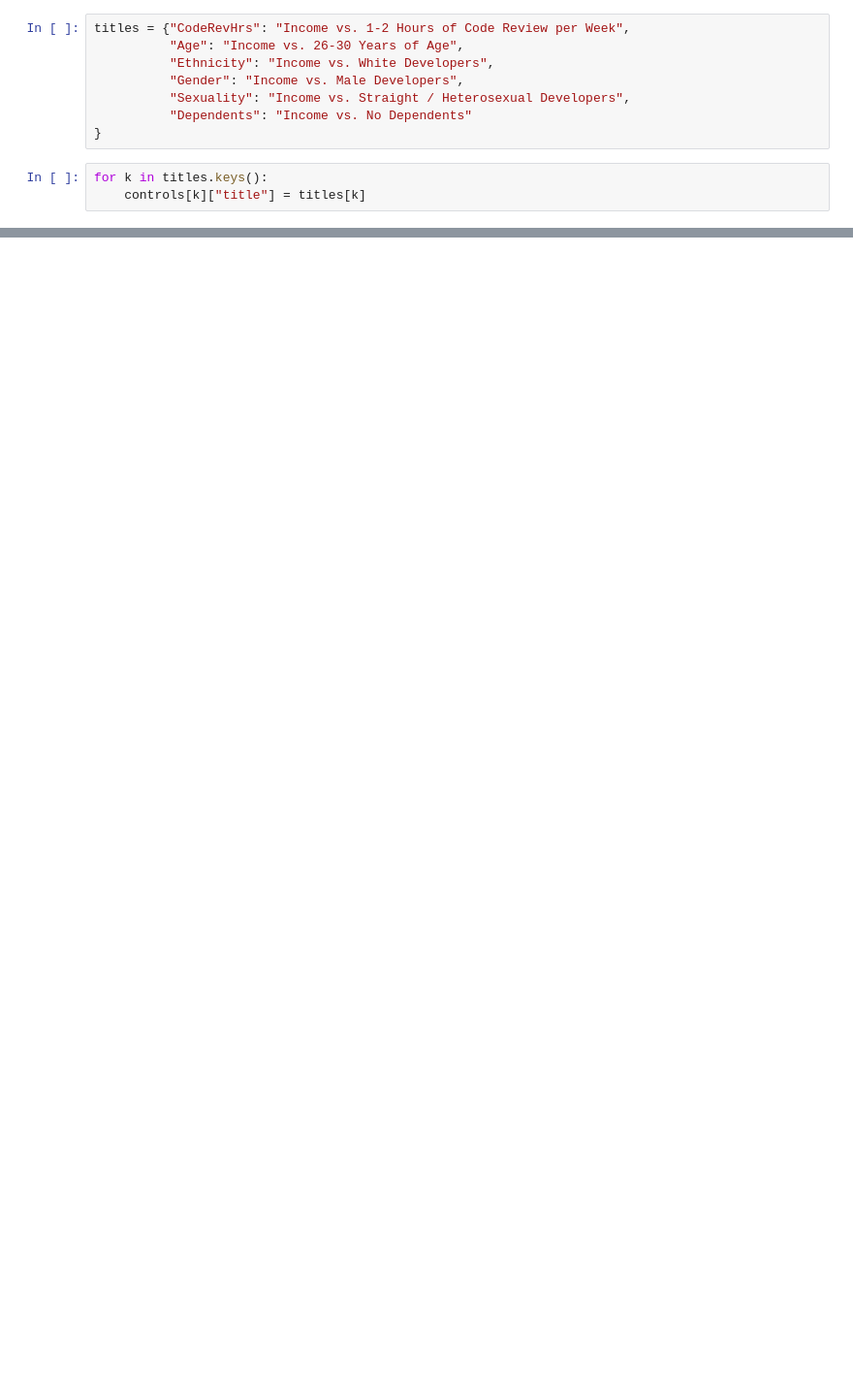
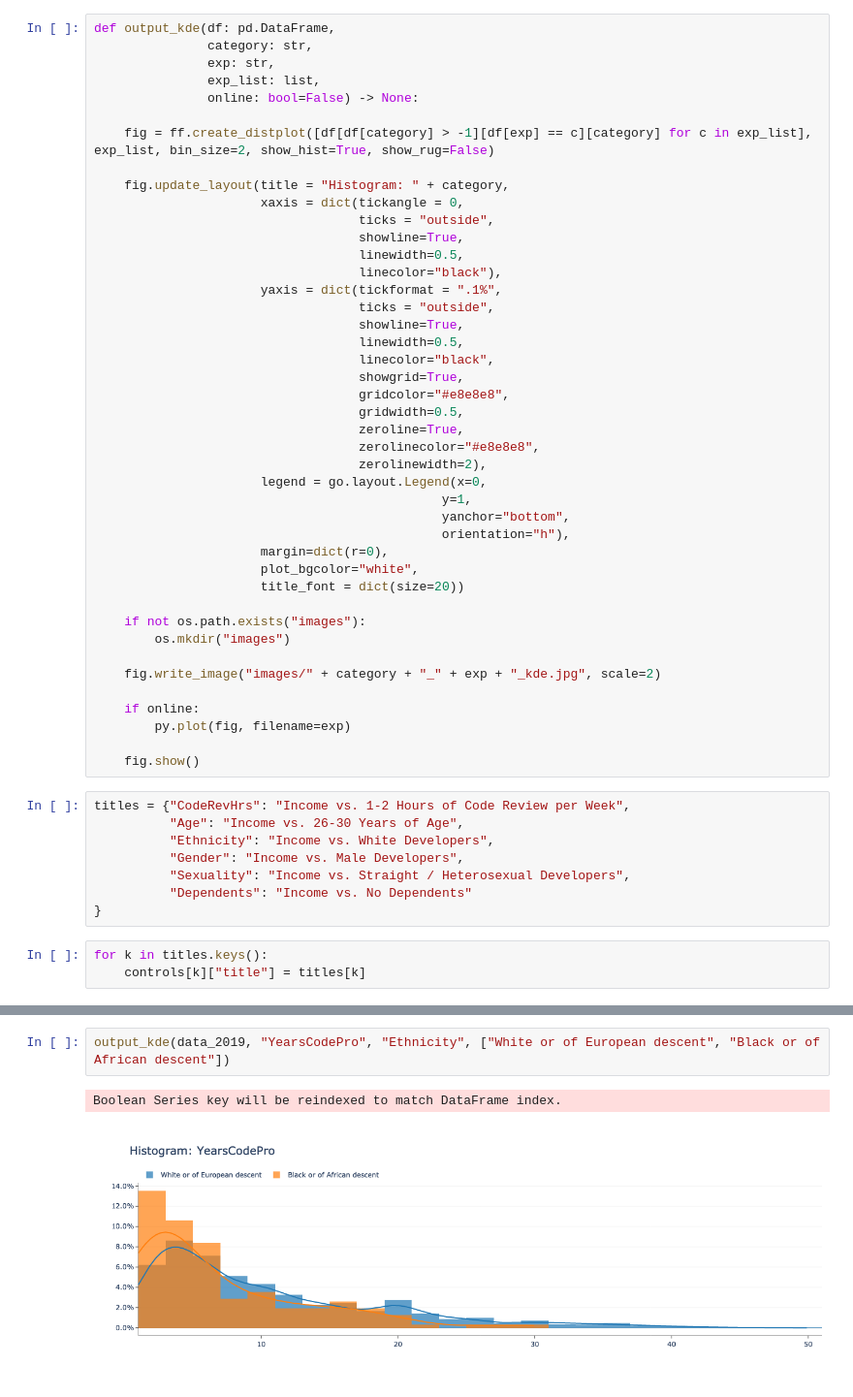
Before and after one commit to whoisnnamdi/highest-paid-software-developer-2019, a Jupyter notebook: dev-pay-2.ipynb, the cells around one changed output, grey strips where cells are left out. Shown: that part at 97% size. Saved outputs shown, nothing was run; the diff lists cells and outputs as text; blank space fills up the shorter version.

```diff
--- a/dev-pay-2.ipynb
+++ b/dev-pay-2.ipynb
@@ -613,6 +614,49 @@ def output_waterfall(df: pd.DataFrame,
         py.plot(fig, filename=exp)
 
     fig.show()
+# %%
+def output_kde(df: pd.DataFrame,
+               category: str,
+               exp: str,
+               exp_list: list,
+               online: bool=False) -> None:
+
+    fig = ff.create_distplot([df[df[category] > -1][df[exp] == c][category] for c in exp_list], exp_list, bin_size=2, show_hist=True, show_rug=False)
+
+    fig.update_layout(title = "Histogram: " + category,
+                      xaxis = dict(tickangle = 0,
+                                   ticks = "outside",
+                                   showline=True,
+                                   linewidth=0.5,
+                                   linecolor="black"),
+                      yaxis = dict(tickformat = ".1%",
+                                   ticks = "outside",
+                                   showline=True,
+                                   linewidth=0.5,
+                                   linecolor="black",
+                                   showgrid=True,
+                                   gridcolor="#e8e8e8",
+                                   gridwidth=0.5,
+                                   zeroline=True,
+                                   zerolinecolor="#e8e8e8",
+                                   zerolinewidth=2),
+                      legend = go.layout.Legend(x=0,
+                                              y=1,
+                                              yanchor="bottom",
+                                              orientation="h"),
+                      margin=dict(r=0),
+                      plot_bgcolor="white",
+                      title_font = dict(size=20))
+
+    if not os.path.exists("images"):
+        os.mkdir("images")
+
+    fig.write_image("images/" + category + "_" + exp + "_kde.jpg", scale=2)
+
+    if online:
+        py.plot(fig, filename=exp)
+
+    fig.show()
 # %%
 titles = {"CodeRevHrs": "Income vs. 1-2 Hours of Code Review per Week",
           "Age": "Income vs. 26-30 Years of Age",
@@ -639,0 +684,5 @@ output_waterfall(output, coef_full, controls, cat, exp, True)
+# %%
+output_kde(data_2019, "YearsCodePro", "Ethnicity", ["White or of European descent", "Black or of African descent"])
+# %% [output]
+Boolean Series key will be reindexed to match DataFrame index.
+[figure, added]
```
Also changed, not shown: parts of 6 cells of this notebook, 5 other files.
